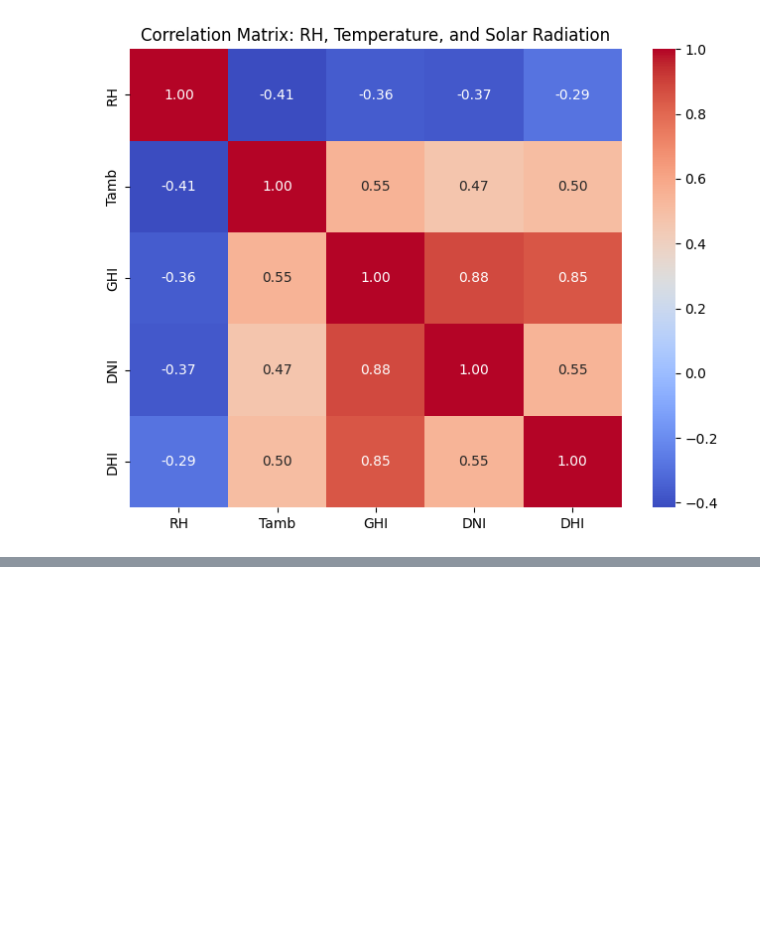
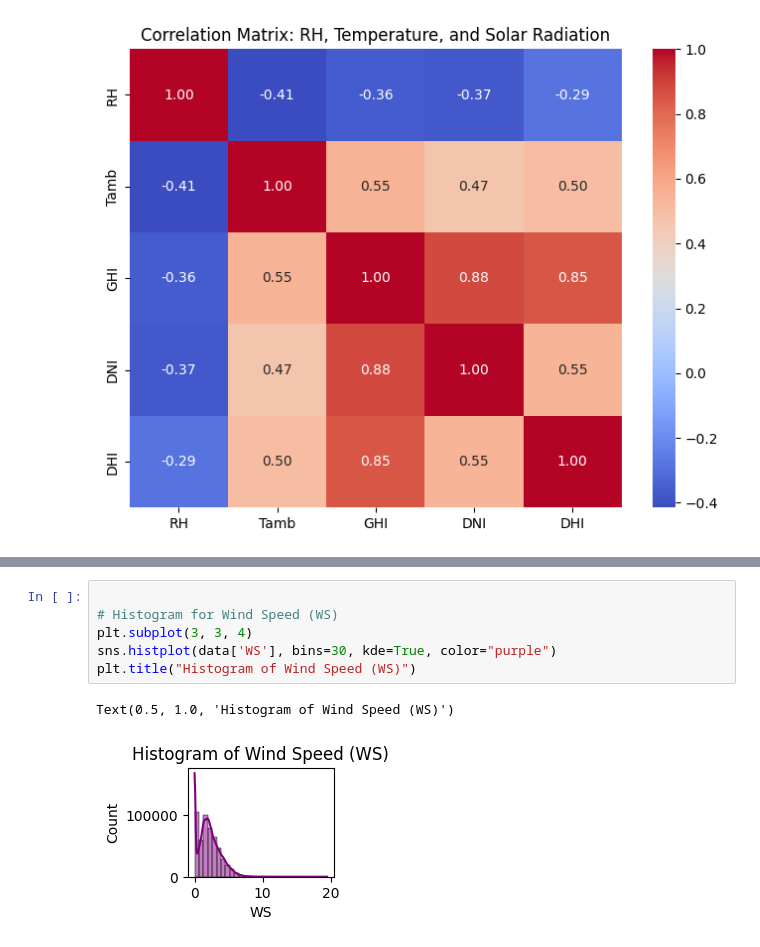
Before and after one commit to bettyabay/Kaim-week-0, a Jupyter notebook: notebooks/demo.ipynb, the cells around one changed output, grey strips where cells are left out. Drawn from its saved outputs; the diff is of its cells as text; blank space fills up the shorter version.

```diff
--- a/notebooks/demo.ipynb
+++ b/notebooks/demo.ipynb
@@ -266,0 +298,9 @@ plt.show()
+# %%
+
+# Histogram for Wind Speed (WS)
+plt.subplot(3, 3, 4)
+sns.histplot(data['WS'], bins=30, kde=True, color="purple")
+plt.title("Histogram of Wind Speed (WS)")
+# %% [output]
+Text(0.5, 1.0, 'Histogram of Wind Speed (WS)')
+[figure, added]
```
Also changed, not shown: parts of 9 cells of this notebook.
